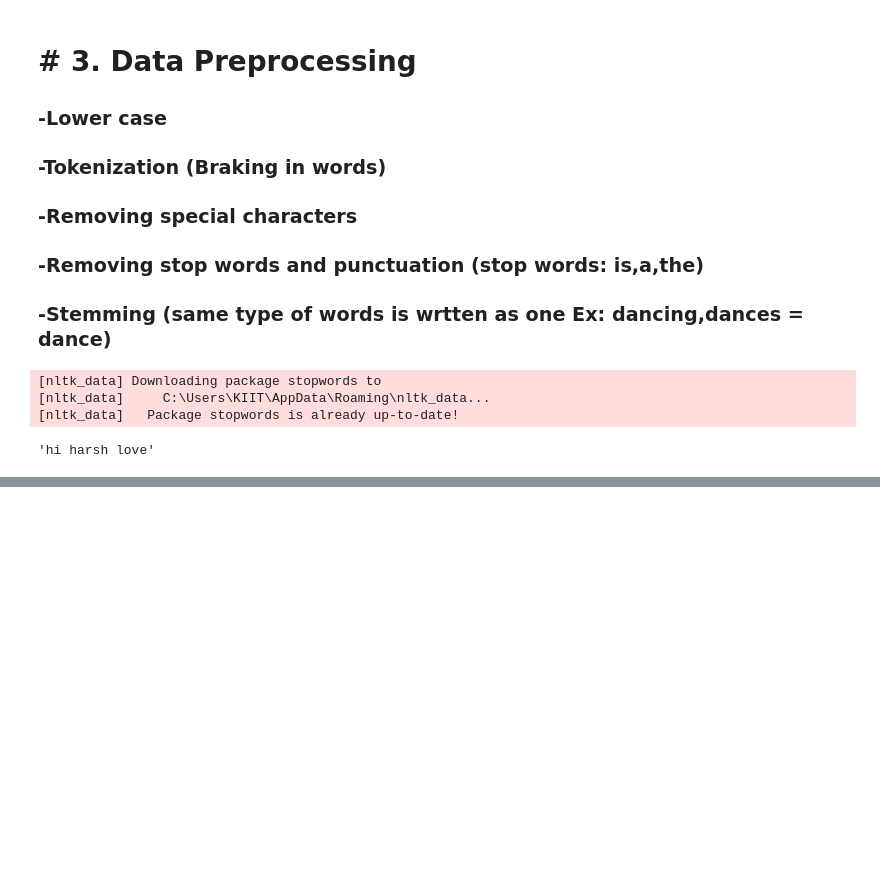
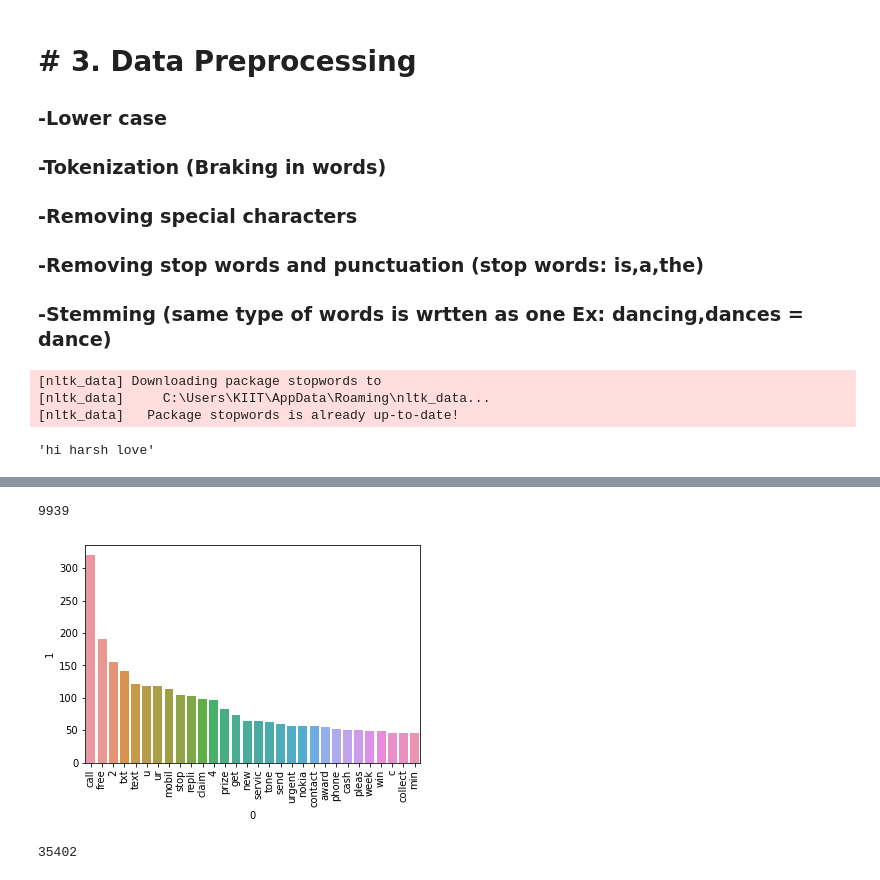
Before and after one commit to HarshKumarJha8455/SMS-Spam-Detection, a Jupyter notebook: SMS Spam Detection.ipynb, the cells around one changed output, grey strips where cells are left out. Cells and saved outputs as stored; diff of their text form; code cells hidden in the pictures; blank space fills up the shorter version.

Commit message:
Extracting the repeated words

```diff
--- a/SMS Spam Detection.ipynb
+++ b/SMS Spam Detection.ipynb
@@ -357,0 +376,17 @@ df.head()
+# %%
+# for spam msg
+spam_corpus= []
+for msg in df[df['target']==1]['transformed_text'].tolist():
+    for word in msg.split():
+       spam_corpus.append(word)
+# %%
+len(spam_corpus)
+# %% [output]
+9939
+# %%
+from collections import Counter
+sns.barplot(pd.DataFrame(Counter(spam_corpus).most_common(30))[0],pd.DataFrame(Counter(spam_corpus).most_common(30))[1])
+plt.xticks(rotation='vertical') #it will rotate the Xlabel names in vertical form
+plt.show()
+# %% [output]
+[figure, added]
@@ -357,0 +399,4 @@ df.head()
+# %%
+len(ham_corpus)
+# %% [output]
+35402
```
Also changed, not shown: parts of 12 cells of this notebook.
